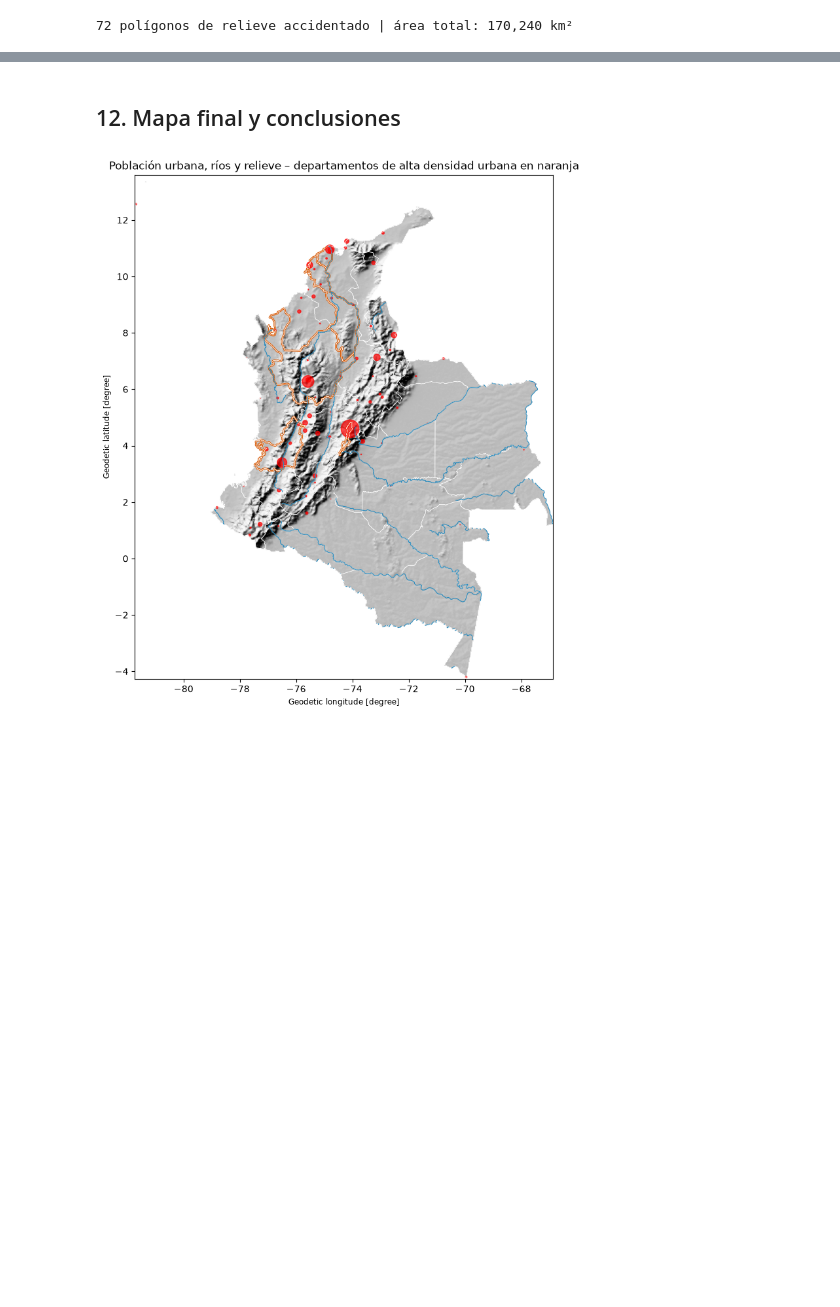
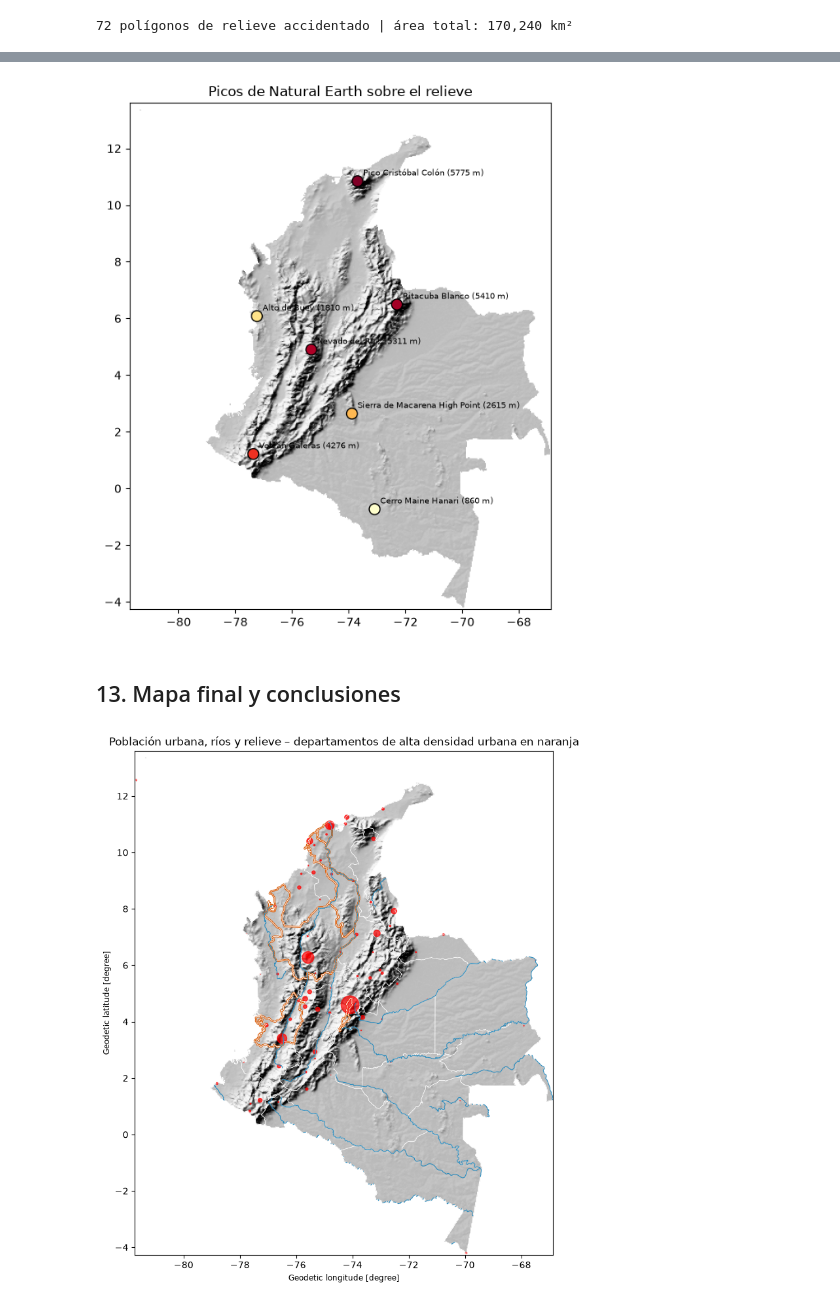
Before and after one commit to Loperaa-Juan/Ejercicio-SIG, a Jupyter notebook: analisis_geopandas.ipynb, the cells around one changed output, grey strips where cells are left out. Drawn from its saved outputs; the diff is of its cells as text; code cells hidden in the pictures; blank space fills up the shorter version.

Commit message:
feat: añade picos de elevación de Natural Earth y validación del ráster de relieve

```diff
--- a/analisis_geopandas.ipynb
+++ b/analisis_geopandas.ipynb
@@ -69,6 +71,7 @@ d_deptos = descargar("10m/cultural/ne_10m_admin_1_states_provinces.zip")
 d_ciudades = descargar("10m/cultural/ne_10m_populated_places.zip")
 d_rios = descargar("10m/physical/ne_10m_rivers_lake_centerlines.zip")
 d_relieve = descargar("50m/raster/SR_50M.zip")
+d_picos = descargar("10m/physical/ne_10m_geography_regions_elevation_points.zip")
 # %% [markdown]
 ## 5. Datos vectoriales: lectura y consulta de atributos
 **Operación 1 – Lectura y filtrado.** Se leen los shapefiles y se filtran las entidades de Colombia por código de país.
@@ -452,0 +461,10 @@ print(f"{len(zonas)} polígonos de relieve accidentado | área total: {zonas.are
+# %%
+picos = gpd.read_file(d_picos).to_crs(CRS_METRICO)
+picos = picos[picos.within(deptos.union_all())].copy()
+picos["pico"] = picos["name"].fillna(picos["comment"])  # un punto solo trae el nombre en `comment`
+picos = (gpd.sjoin(picos[["pico", "elevation", "geometry"]], deptos[["departamento", "geometry"]], predicate="within")
+         .drop(columns="index_right"))
+
+altos = picos[picos.elevation >= 4000]
+print(f"{len(picos)} puntos de elevación en Colombia, {len(altos)} sobre 4.000 m")
+picos.sort_values("elevation", ascending=False)[["pico", "elevation", "departamento"]]
@@ -453,5 +510,16 @@ print(f"{len(zonas)} polígonos de relieve accidentado | área total: {zonas.are
+# %%
+fig, ax = plt.subplots(figsize=(7, 8))
+mostrar_relieve(ax)
+p4326 = picos.to_crs(crs_ras)
+ax.scatter(p4326.geometry.x, p4326.geometry.y, c=p4326.elevation, cmap="YlOrRd", edgecolor="black", s=90, zorder=3)
+for _, r in p4326.iterrows():
+    ax.annotate(f"{r.pico} ({r.elevation:.0f} m)", (r.geometry.x, r.geometry.y), xytext=(5, 5), textcoords="offset points", fontsize=7)
+ax.set_title("Picos de Natural Earth sobre el relieve")
+plt.show()
+# %% [output]
+[figure, added]
 # %% [markdown]
-## 12. Mapa final y conclusiones
+## 13. Mapa final y conclusiones
 # %%
 fig, ax = plt.subplots(figsize=(9, 10))
 mostrar_relieve(ax)
```
Also changed, not shown: parts of 9 cells of this notebook.
